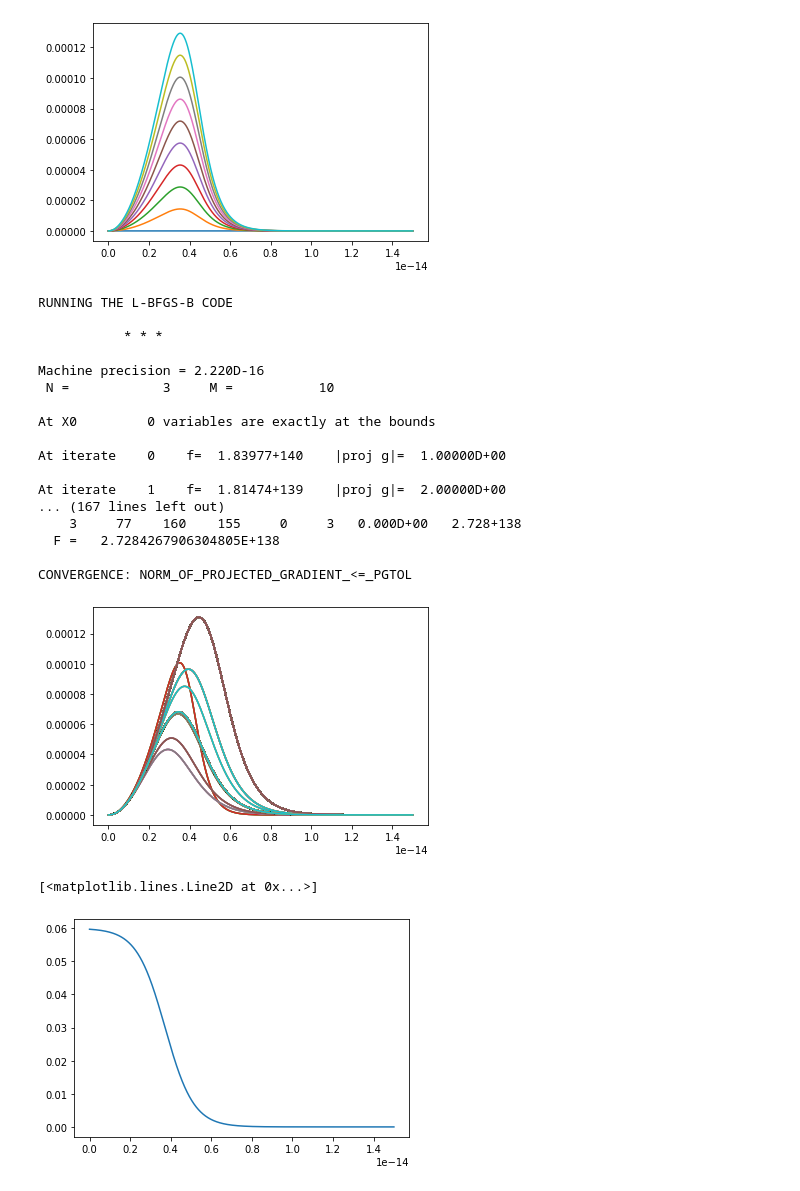
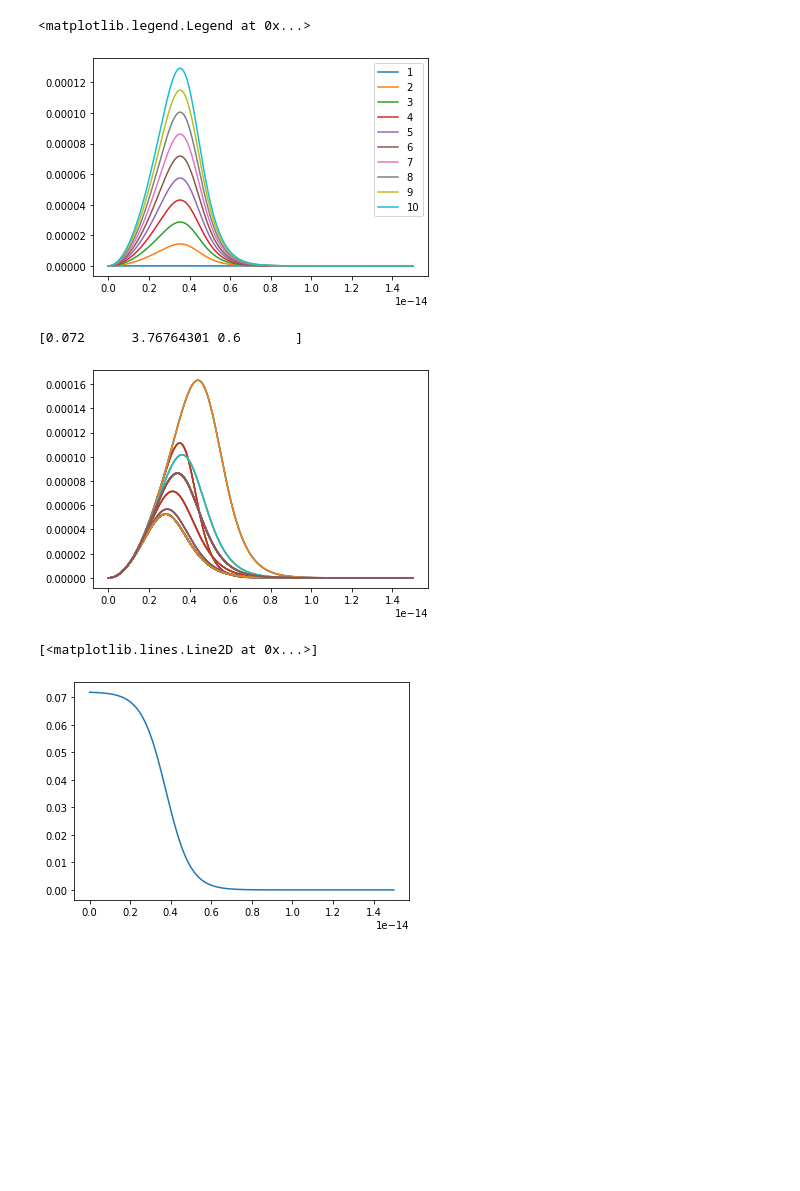
Before and after one commit to vincent-uden/nuclear-size, a Jupyter notebook: sugminröv.ipynb, the cells around one changed output. Drawn from its saved outputs; the diff is of its cells as text; code cells hidden in the pictures; blank space fills up the shorter version.

```diff
--- a/sugminröv.ipynb
+++ b/sugminröv.ipynb
@@ -33,12 +33,12 @@ def chi_integrand(r,X):
 
 def integral_chi(X):
     y = chi_integrand(trap_X, X)
-    value = integrate.trapezoid(y, x=trap_X)
+    value = np.trapz(y, x=trap_X)
     return value
 
 def integral_F(q, X):
     y = F_integrand(trap_X, q, X)
-    value = integrate.trapezoid(y, x=trap_X)
+    value = np.trapz(y, x=trap_X)
     return value
 
 def J(theta, X):
@@ -69,33 +69,20 @@ def chi2(X_nuc):
 
 for x in range(0,10):
     chi2(np.array([x*0.01, 4, 0.5]))
+
+plt.legend(["1", "2", "3", "4", "5", "6", "7", "8", "9", "10"])
 # %% [output]
+<matplotlib.legend.Legend at 0x...>
-[figure, old version]
+[figure, new version]
 # %%
-res = optimize.minimize(chi2, [0.066, 4, 0.4], tol=1e-16, bounds=[(0.06,0.08),(3,5),(0.3,0.7)], options={"disp":True})
+res = optimize.minimize(chi2, [0.073, 4, 0.4], tol=1e-6, bounds=[(0.072,0.082),(3,5),(0.4,0.6)], options={"disp":False, "maxiter": 1000})
 
 print(res.x)
 # %% [output]
-RUNNING THE L-BFGS-B CODE
-
-           * * *
-
-Machine precision = 2.220D-16
- N =            3     M =           10
-
-At X0         0 variables are exactly at the bounds
-
-At iterate    0    f=  1.83977+140    |proj g|=  1.00000D+00
-
-At iterate    1    f=  1.81474+139    |proj g|=  2.00000D+00
-... (167 lines left out)
-    3     77    160    155     0     3   0.000D+00   2.728+138
-  F =   2.7284267906304805E+138
-
-CONVERGENCE: NORM_OF_PROJECTED_GRADIENT_<=_PGTOL
+[0.072      3.76764301 0.6       ]
-[figure, old version]
+[figure, new version]
 # %%
 plt.plot(trap_X, rho_ch(trap_X, X_to_SI(res.x))/e*1e-15**3)
 # %% [output]
 [<matplotlib.lines.Line2D at 0x...>]
-[figure, old version]
+[figure, new version]
```
Also changed, not shown: parts of 1 cell of this notebook, 1 other file.
